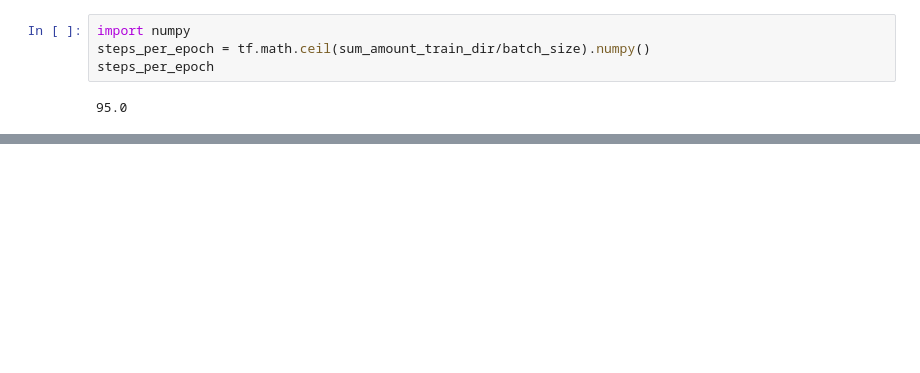
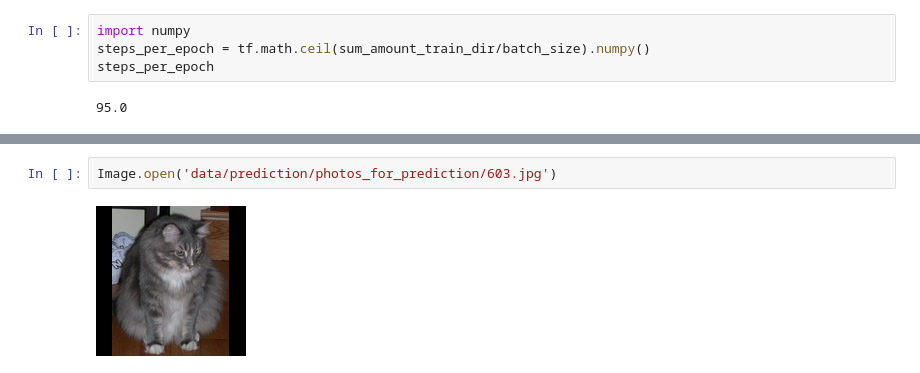
Before and after one commit to OlgaAlto/Image_Recognition, a Jupyter notebook: Images Recognition.ipynb, the cells around one changed output, grey strips where cells are left out. Saved outputs shown, nothing was run; the diff lists cells and outputs as text; blank space fills up the shorter version.

```diff
--- a/Images Recognition.ipynb
+++ b/Images Recognition.ipynb
@@ -362,0 +484,4 @@ plt.show()
+# %%
+Image.open('data/prediction/photos_for_prediction/603.jpg')
+# %% [output]
+[figure, added]
```
Also changed, not shown: parts of 31 cells of this notebook.
